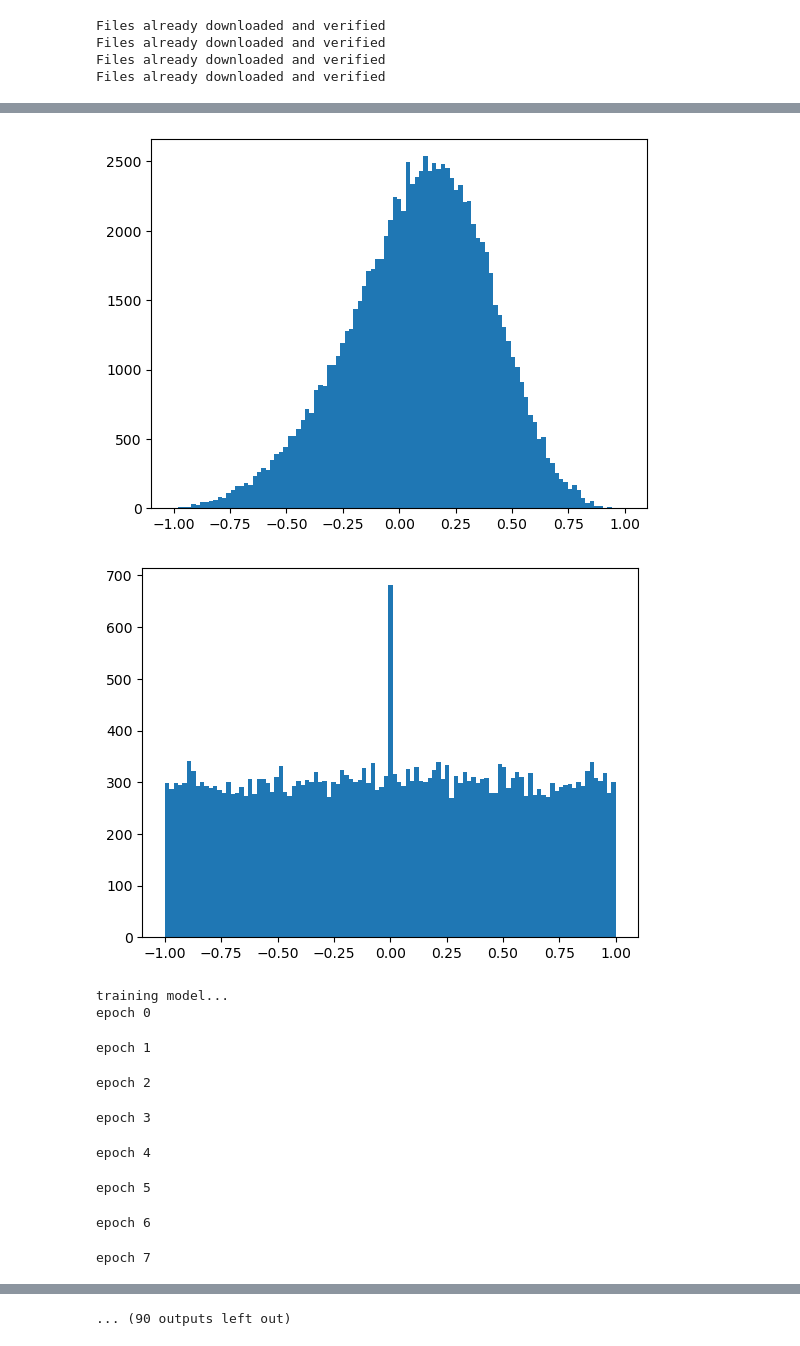
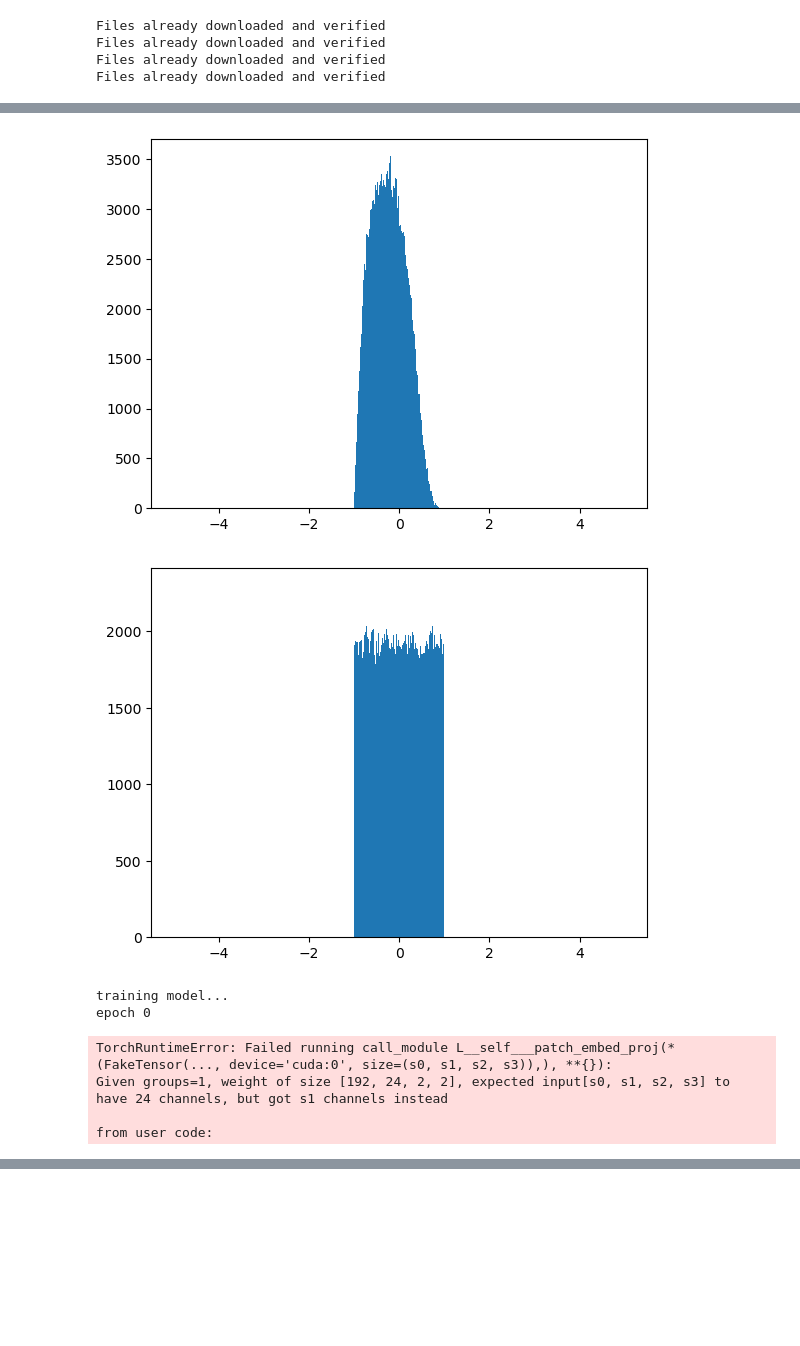
Before and after one commit to JayRothenberger/shearlet-extraction, a Jupyter notebook: examples/freakformer_cifar_hartley.ipynb, the cells around one changed output, grey strips where cells are left out. Saved outputs shown, nothing was run; the diff lists cells and outputs as text; code cells hidden in the pictures; blank space fills up the shorter version.

```diff
--- a/examples/freakformer_cifar_hartley.ipynb
+++ b/examples/freakformer_cifar_hartley.ipynb
@@ -27,7 +27,7 @@ import matplotlib.pyplot as plt
 
 
 patch_size = 16
-image_size = 64
+image_size = 16
 
 rows, cols = image_size, image_size
 
@@ -44,3 +44,9 @@ shearlets, shearletIdxs, RMS, dualFrameWeights = getcomplexshearlets2D(
 )
 
 shearlets = torch.tensor(shearlets).permute(2, 0, 1).type(torch.complex64).to(0)
+# %%
+from torchvision.models import resnet50
+from thop import profile
+model = resnet50().to(0)
+input = torch.randn(1, 3, 224, 224).to(0)
+macs, params = profile(model, inputs=(input, ))
@@ -522,7 +969,7 @@ val_loader = torch.utils.data.DataLoader(
 
 def pooling_transform(img):
     img = fourier_pooling_transform(img.to(0), shearlets.to(0), patch_size)
-    phase = torch.angle(img)
+    phase = torch.angle(img) / torch.math.pi
     mag = torch.sqrt((img.real ** 2) + (img.imag ** 2))
 
     phase = phase.nan_to_num()
@@ -538,7 +985,8 @@ val_loader = ShearletTransformLoader(val_loader, pooling_transform)
 
 torch.set_float32_matmul_precision('high')
 
-model = torch.compile(deit_tiny_patch2_LS(in_chans = 6, img_size=patch_size))
+model = deit_tiny_patch2_LS(in_chans=24, img_size=patch_size)
+model = torch.compile(model)
 
 # model = spectral_normalize(model)
 
@@ -546,9 +994,9 @@ optimizer = torch.optim.Adam(model.parameters(), lr=1e-3)
 scheduler = torch.optim.lr_scheduler.CosineAnnealingLR(optimizer, 240)
 
 for x, y in train_loader:
-    plt.hist(x[:, :x.shape[1] // 2].flatten().real.cpu().numpy(), bins=103, range=[-1, 1])
+    plt.hist(x[:, :x.shape[1] // 2].flatten().real.cpu().numpy(), bins=1023, range=[-5, 5])
     plt.show()
-    plt.hist(x[:, x.shape[1] // 2:].flatten().real.cpu().numpy(), bins=103, range=[-1, 1])
+    plt.hist(x[:, x.shape[1] // 2:].flatten().real.cpu().numpy(), bins=1023, range=[-5, 5])
     plt.show()
     break
 
@@ -566,11 +1014,8 @@ for epoch in range(240):
-[figure, old version]
+[figure, new version]
-[figure, old version]
+[figure, new version]
 training model...
 epoch 0
-epoch 1
+TorchRuntimeError: Failed running call_module L__self___patch_embed_proj(*(FakeTensor(..., device='cuda:0', size=(s0, s1, s2, s3)),), **{}):
+Given groups=1, weight of size [192, 24, 2, 2], expected input[s0, s1, s2, s3] to have 24 channels, but got s1 channels instead
+
+from user code:
-epoch 2
-epoch 3
-epoch 4
-epoch 5
-epoch 6
-epoch 7
@@ -583,4 +1022,3 @@ epoch 8
-... (90 outputs left out)
 # %%
 from shearletNN.deit import deit_tiny_patch1_LS
 from shearletNN.shearlet_utils import fourier_pooling_transform
```
Also changed, not shown: parts of 12 cells of this notebook, 13 other files.
